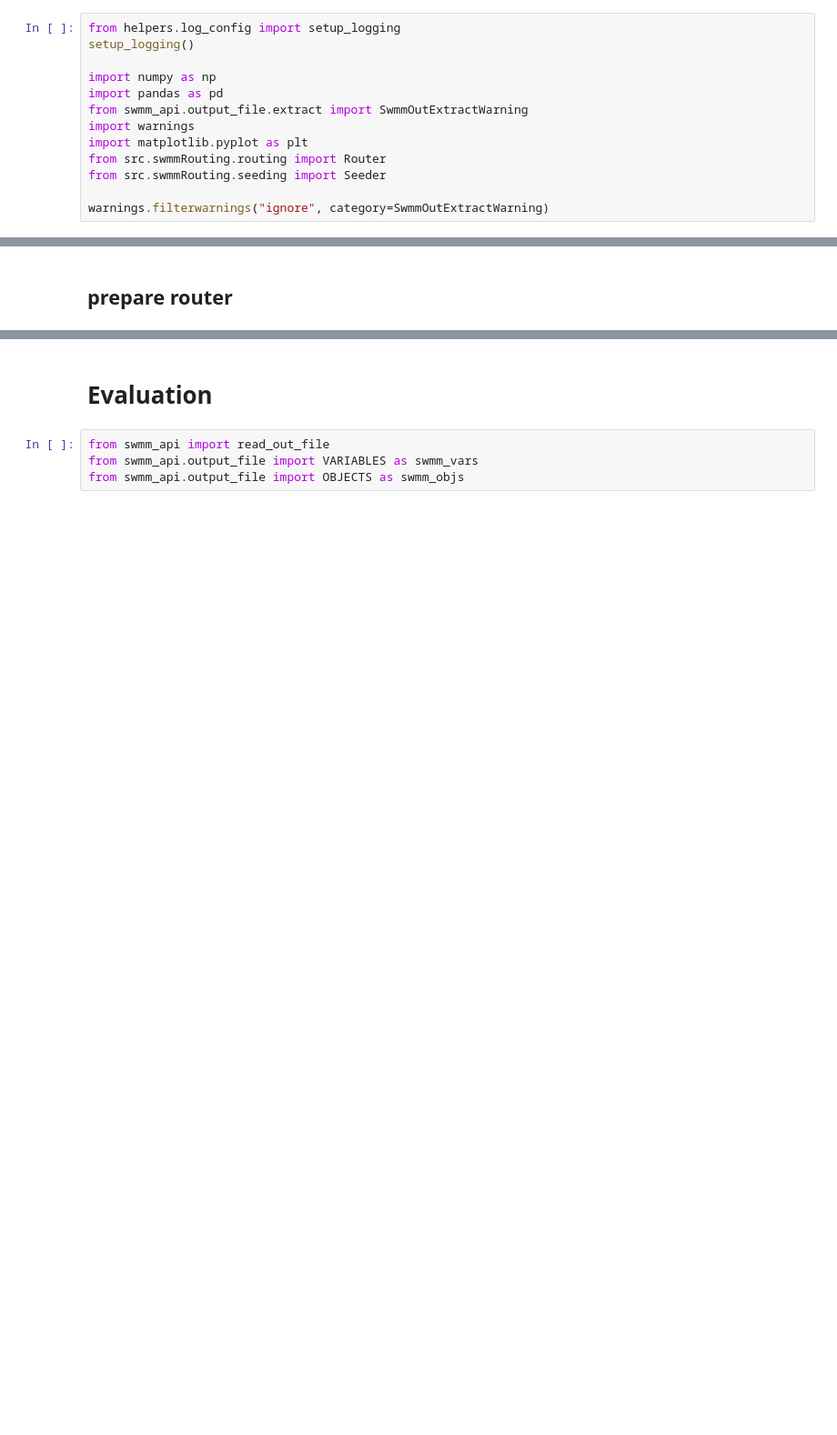
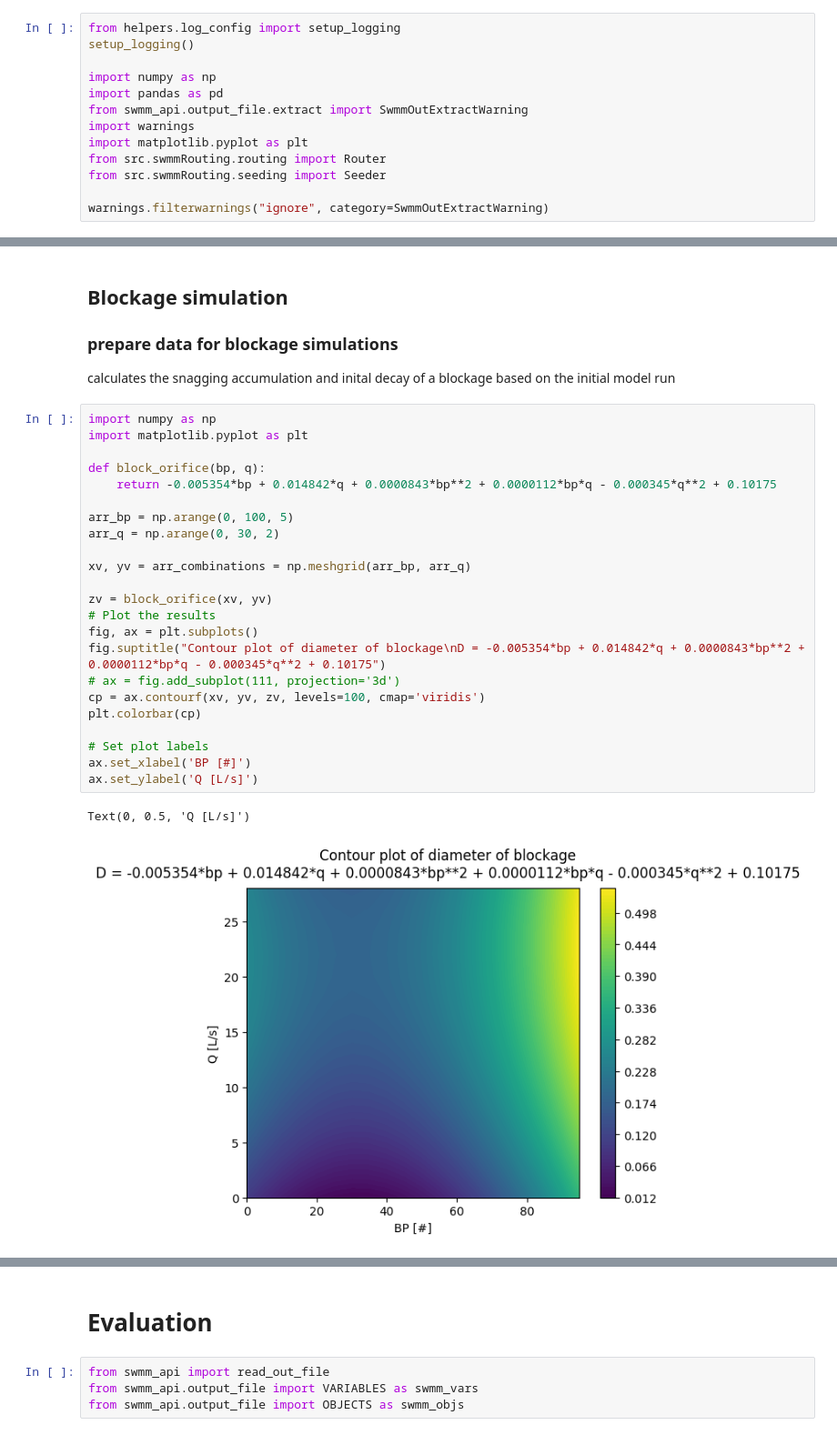
Before and after one commit to alBartig/PacketSWMM, a Jupyter notebook: apps/con_sim_interface.ipynb, the cells around one changed output, grey strips where cells are left out. Shown at 91% size. Cells and saved outputs as stored; diff of their text form; blank space fills up the shorter version.

```diff
--- a/apps/con_sim_interface.ipynb
+++ b/apps/con_sim_interface.ipynb
@@ -82,2 +79,30 @@ seed_table = seeder.generate_seeds(start=pd.to_datetime("01.04.2015 00:00"),
 # %% [markdown]
-## prepare router
+## Blockage simulation
+### prepare data for blockage simulations
+calculates the snagging accumulation and inital decay of a blockage based on the initial model run
+# %%
+import numpy as np
+import matplotlib.pyplot as plt
+
+def block_orifice(bp, q):
+    return -0.005354*bp + 0.014842*q + 0.0000843*bp**2 + 0.0000112*bp*q - 0.000345*q**2 + 0.10175
+
+arr_bp = np.arange(0, 100, 5)
+arr_q = np.arange(0, 30, 2)
+
+xv, yv = arr_combinations = np.meshgrid(arr_bp, arr_q)
+
+zv = block_orifice(xv, yv)
+# Plot the results
+fig, ax = plt.subplots()
+fig.suptitle("Contour plot of diameter of blockage\nD = -0.005354*bp + 0.014842*q + 0.0000843*bp**2 + 0.0000112*bp*q - 0.000345*q**2 + 0.10175")
+# ax = fig.add_subplot(111, projection='3d')
+cp = ax.contourf(xv, yv, zv, levels=100, cmap='viridis')
+plt.colorbar(cp)
+
+# Set plot labels
+ax.set_xlabel('BP [#]')
+ax.set_ylabel('Q [L/s]')
+# %% [output]
+Text(0, 0.5, 'Q [L/s]')
+[figure, added]
```
Also changed, not shown: parts of 25 cells of this notebook, 2 other files.
